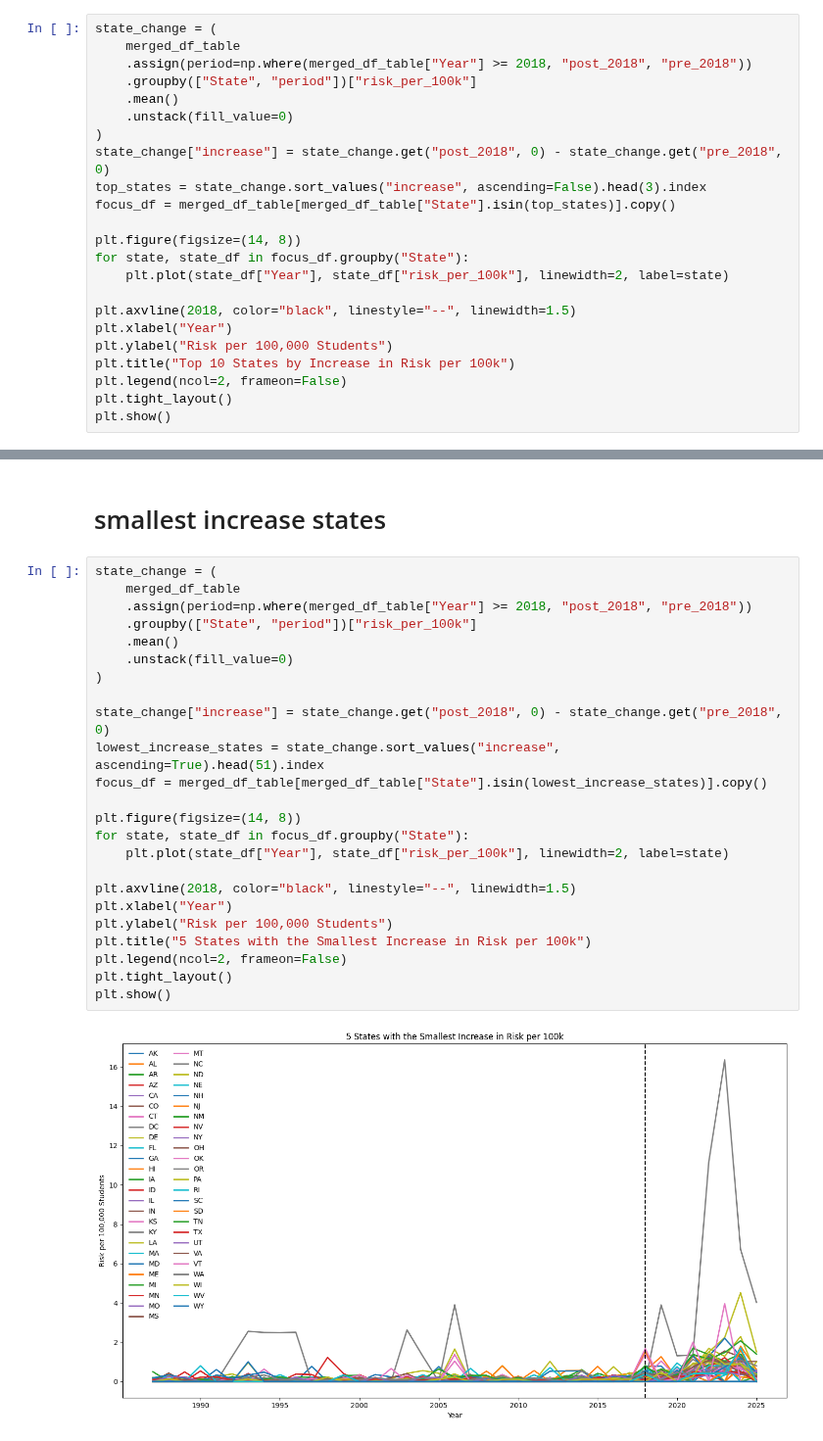
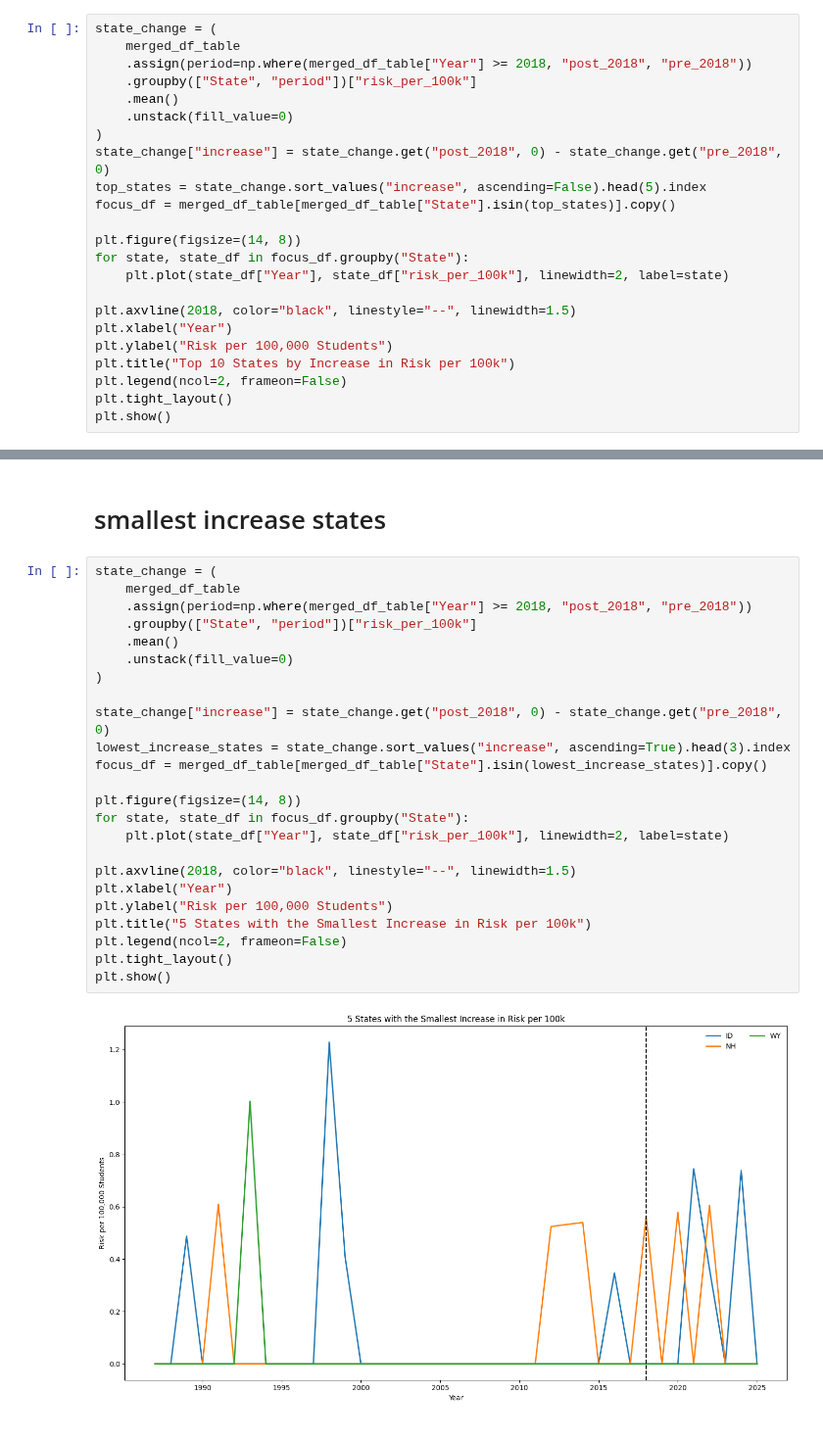
Before and after one commit to clarktommie/capstoneProject2026, a Jupyter notebook: notebooks/risk_per_100k_by_state.ipynb, the cells around one changed output, grey strips where cells are left out. Shown at 98% size. Cells and saved outputs as stored; diff of their text form.

```diff
--- a/notebooks/risk_per_100k_by_state.ipynb
+++ b/notebooks/risk_per_100k_by_state.ipynb
@@ -231,7 +231,7 @@ state_change = (
     .unstack(fill_value=0)
 )
 state_change["increase"] = state_change.get("post_2018", 0) - state_change.get("pre_2018", 0)
-top_states = state_change.sort_values("increase", ascending=False).head(3).index
+top_states = state_change.sort_values("increase", ascending=False).head(5).index
 focus_df = merged_df_table[merged_df_table["State"].isin(top_states)].copy()
 
 plt.figure(figsize=(14, 8))
@@ -276,29 +276,29 @@ plt.show()
 # %%
 state_change = (
     merged_df_table
     .assign(period=np.where(merged_df_table["Year"] >= 2018, "post_2018", "pre_2018"))
     .groupby(["State", "period"])["risk_per_100k"]
     .mean()
     .unstack(fill_value=0)
 )
 
 state_change["increase"] = state_change.get("post_2018", 0) - state_change.get("pre_2018", 0)
-lowest_increase_states = state_change.sort_values("increase", ascending=True).head(51).index
+lowest_increase_states = state_change.sort_values("increase", ascending=True).head(3).index
 focus_df = merged_df_table[merged_df_table["State"].isin(lowest_increase_states)].copy()
 
 plt.figure(figsize=(14, 8))
 for state, state_df in focus_df.groupby("State"):
     plt.plot(state_df["Year"], state_df["risk_per_100k"], linewidth=2, label=state)
 
 plt.axvline(2018, color="black", linestyle="--", linewidth=1.5)
 plt.xlabel("Year")
 plt.ylabel("Risk per 100,000 Students")
 plt.title("5 States with the Smallest Increase in Risk per 100k")
 plt.legend(ncol=2, frameon=False)
 plt.tight_layout()
 plt.show()
 # %% [output]
-[figure, old version]
+[figure, new version]
 # %%
 if "k12_settings_law" not in merged_df_table.columns:
     all_rows = []
```
Also changed, not shown: parts of 4 cells of this notebook.
